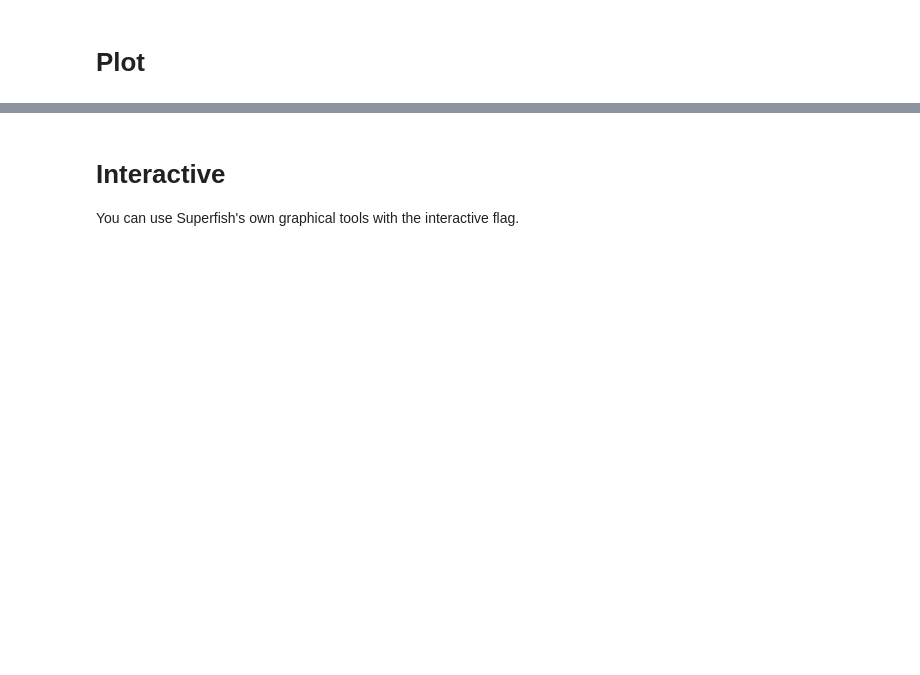
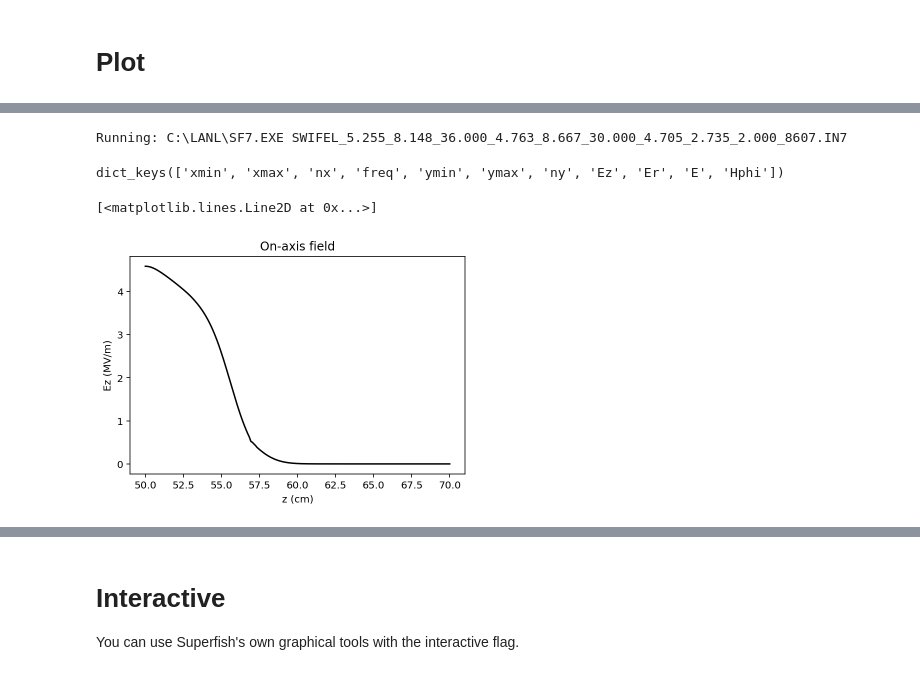
Before and after one commit to ChristopherMayes/PySuperfish, a Jupyter notebook: examples/superfish_basic_example.ipynb, the cells around one changed output, grey strips where cells are left out. Drawn from its saved outputs; the diff is of its cells as text; code cells hidden in the pictures; blank space fills up the shorter version.

```diff
--- a/examples/superfish_basic_example.ipynb
+++ b/examples/superfish_basic_example.ipynb
@@ -100,0 +142,22 @@ SF.plot_wall(perp_scale=2, field='H', figsize=(16,9))
+# %%
+# Get the data
+t7data = SF.interpolate(xmin=50, xmax = 70, ymax = 3, nx=200, ny=30)
+
+t7data.keys()
+# %% [output]
+Running: C:\LANL\SF7.EXE SWIFEL_5.255_8.148_36.000_4.763_8.667_30.000_4.705_2.735_2.000_8607.IN7
+dict_keys(['xmin', 'xmax', 'nx', 'freq', 'ymin', 'ymax', 'ny', 'Ez', 'Er', 'E', 'Hphi'])
+# %%
+from superfish import plot
+import numpy as np
+
+z = np.linspace(t7data['xmin'], t7data['xmax'], t7data['nx'])
+Ez = t7data['Ez'][0,:]
+
+plt.title('On-axis field')
+plt.xlabel('z (cm)')
+plt.ylabel('Ez (MV/m)')
+plt.plot(z, Ez, color='black')
+# %% [output]
+[<matplotlib.lines.Line2D at 0x...>]
+[figure, added]
```
Also changed, not shown: parts of 15 cells of this notebook, 5 other files.
